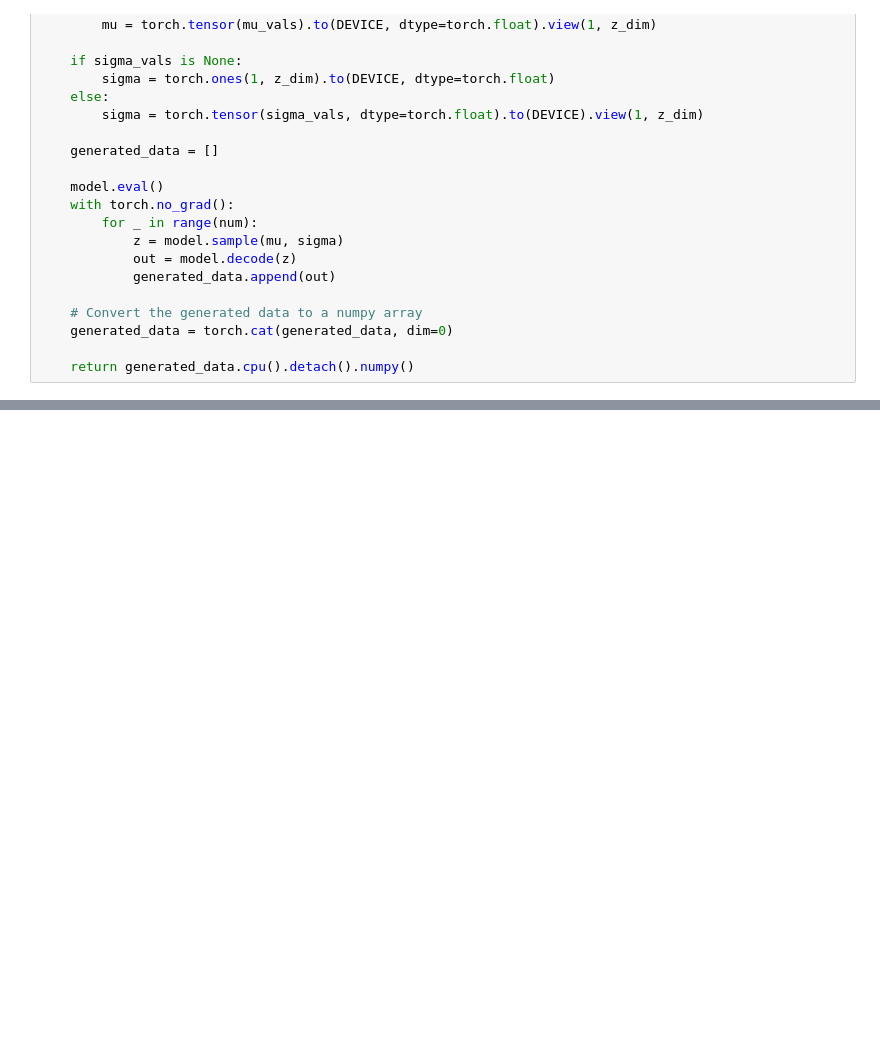
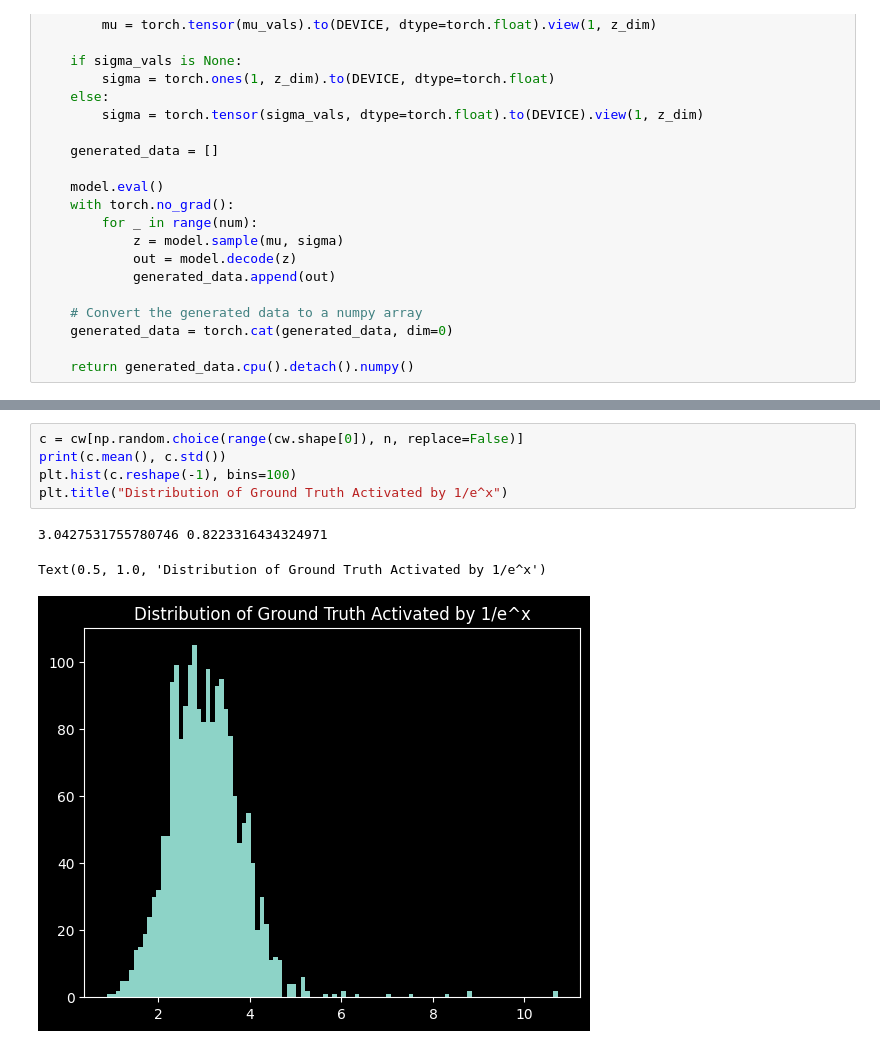
Before and after one commit to ChanceAroundYou/shape_prior_generation, a Jupyter notebook: VAE.ipynb, the cells around one changed output, grey strips where cells are left out. Saved outputs shown, nothing was run; the diff lists cells and outputs as text; blank space fills up the shorter version.

```diff
--- a/VAE.ipynb
+++ b/VAE.ipynb
@@ -252,0 +227,9 @@ for i in range(n):
+# %%
+c = cw[np.random.choice(range(cw.shape[0]), n, replace=False)]
+print(c.mean(), c.std())
+plt.hist(c.reshape(-1), bins=100)
+plt.title("Distribution of Ground Truth Activated by 1/e^x")
+# %% [output]
+3.0427531755780746 0.8223316434324971
+Text(0.5, 1.0, 'Distribution of Ground Truth Activated by 1/e^x')
+[figure, added]
```
Also changed, not shown: parts of 15 cells of this notebook, 4 other files.
